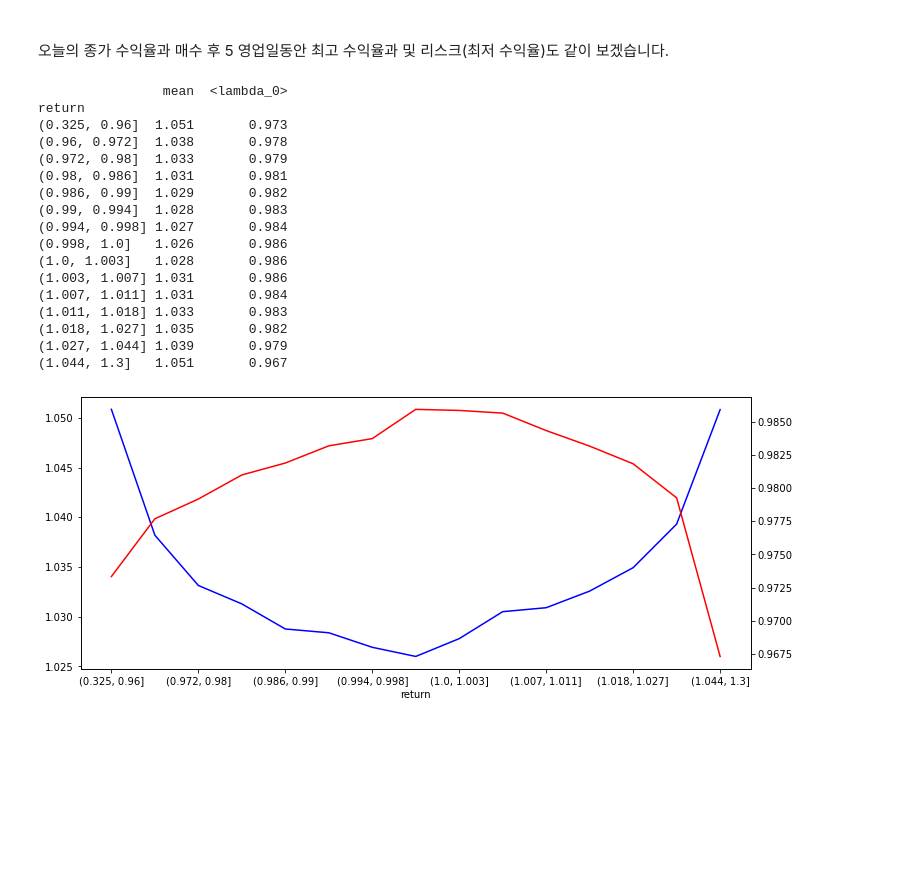
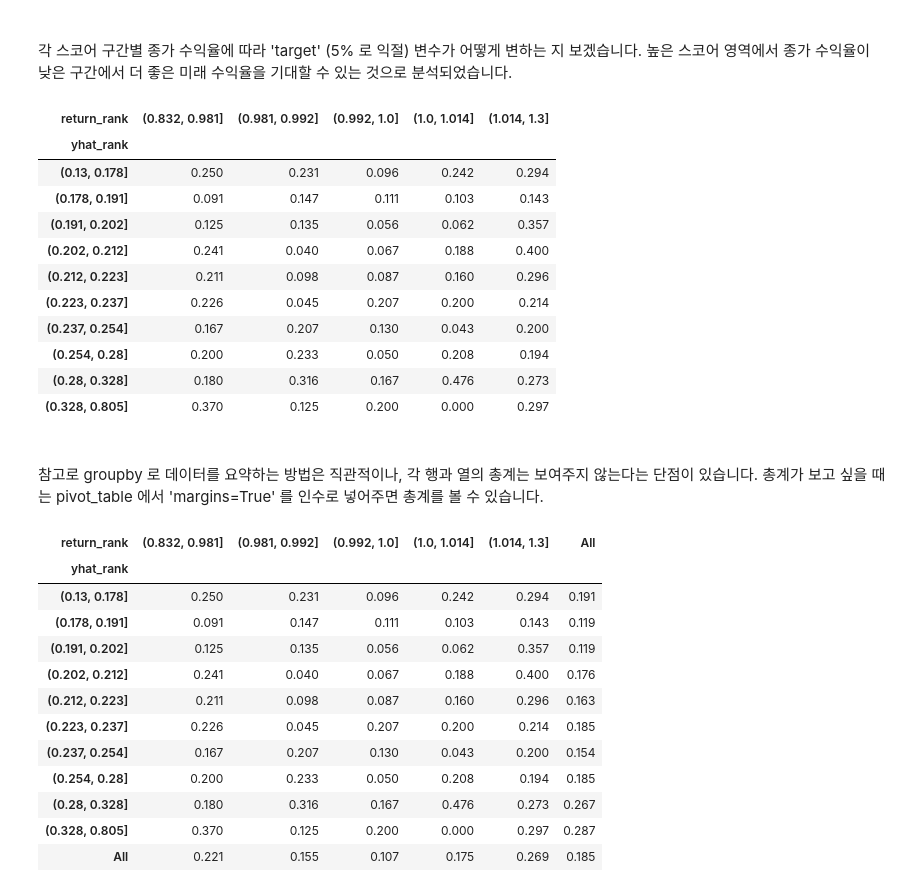
Before and after one commit to occam-KHS/Hanbit-Media, a Jupyter notebook: 4.6.2 Stock Filtering.ipynb, the cells around one changed output. Cells and saved outputs as stored; diff of their text form; code cells hidden in the pictures; blank space fills up the shorter version.

```diff
--- a/4.6.2 Stock Filtering.ipynb
+++ b/4.6.2 Stock Filtering.ipynb
@@ -12,30 +25,37 @@ pd.options.display.float_format = '{:,.3f}'.format
 # %% [markdown]
-<br> 오늘의 종가 수익율과 매수 후 5 영업일동안 최고 수익율과 및 리스크(최저 수익율)도 같이 보겠습니다.
+<br> 각 스코어 구간별 종가 수익율에 따라 'target' (5% 로 익절) 변수가 어떻게 변하는 지 보겠습니다. 높은 스코어 영역에서 종가 수익율이 낮은 구간에서 더 좋은 미래 수익율을 기대할 수 있는 것으로 분석되었습니다.
 # %%
-rank  = pd.qcut(data_all_1['return'], q=15)
-
-print(data_all_1.groupby(rank)['max_close'].agg(['mean', lambda x: x.quantile(0.1)]))
-
-plt.figure(figsize=(12,5))
-ax = data_all_1.groupby(rank)['max_close'].mean().plot(color='blue')
-ax2 = ax.twinx()
-ax2 = data_all_1.groupby(rank)['max_close'].quantile(0.1).plot(color='red')
+X_outcome['yhat_rank'] = pd.qcut(X_outcome['yhat'], q=10)
+X_outcome['return_rank']  = pd.qcut(X_outcome['return'], q=5)
+X_outcome.groupby(['yhat_rank','return_rank'])['target'].mean().unstack()
 # %% [output]
-                mean  <lambda_0>
-return
-(0.325, 0.96]  1.051       0.973
-(0.96, 0.972]  1.038       0.978
-(0.972, 0.98]  1.033       0.979
-(0.98, 0.986]  1.031       0.981
-(0.986, 0.99]  1.029       0.982
-(0.99, 0.994]  1.028       0.983
-(0.994, 0.998] 1.027       0.984
-(0.998, 1.0]   1.026       0.986
-(1.0, 1.003]   1.028       0.986
-(1.003, 1.007] 1.031       0.986
-(1.007, 1.011] 1.031       0.984
-(1.011, 1.018] 1.033       0.983
-(1.018, 1.027] 1.035       0.982
-(1.027, 1.044] 1.039       0.979
-(1.044, 1.3]   1.051       0.967
-[figure, removed]
+| return_rank | (0.832, 0.981] | (0.981, 0.992] | (0.992, 1.0] | (1.0, 1.014] | (1.014, 1.3] |
+| yhat_rank |  |  |  |  |  |
+| (0.13, 0.178] | 0.250 | 0.231 | 0.096 | 0.242 | 0.294 |
+| (0.178, 0.191] | 0.091 | 0.147 | 0.111 | 0.103 | 0.143 |
+| (0.191, 0.202] | 0.125 | 0.135 | 0.056 | 0.062 | 0.357 |
+| (0.202, 0.212] | 0.241 | 0.040 | 0.067 | 0.188 | 0.400 |
+| (0.212, 0.223] | 0.211 | 0.098 | 0.087 | 0.160 | 0.296 |
+| (0.223, 0.237] | 0.226 | 0.045 | 0.207 | 0.200 | 0.214 |
+| (0.237, 0.254] | 0.167 | 0.207 | 0.130 | 0.043 | 0.200 |
+| (0.254, 0.28] | 0.200 | 0.233 | 0.050 | 0.208 | 0.194 |
+| (0.28, 0.328] | 0.180 | 0.316 | 0.167 | 0.476 | 0.273 |
+| (0.328, 0.805] | 0.370 | 0.125 | 0.200 | 0.000 | 0.297 |
+# %% [markdown]
+<br> 참고로 groupby 로 데이터를 요약하는 방법은 직관적이나, 각 행과 열의 총계는 보여주지 않는다는 단점이 있습니다. 총계가 보고 싶을 때는 pivot_table 에서 'margins=True' 를 인수로 넣어주면 총계를 볼 수 있습니다.
+# %%
+pd.pivot_table(data = X_outcome, index = 'yhat_rank', columns = 'return_rank', values = 'target', aggfunc='mean', margins=True)
+# %% [output]
+| return_rank | (0.832, 0.981] | (0.981, 0.992] | (0.992, 1.0] | (1.0, 1.014] | (1.014, 1.3] | All |
+| yhat_rank |  |  |  |  |  |  |
+| (0.13, 0.178] | 0.250 | 0.231 | 0.096 | 0.242 | 0.294 | 0.191 |
+| (0.178, 0.191] | 0.091 | 0.147 | 0.111 | 0.103 | 0.143 | 0.119 |
+| (0.191, 0.202] | 0.125 | 0.135 | 0.056 | 0.062 | 0.357 | 0.119 |
+| (0.202, 0.212] | 0.241 | 0.040 | 0.067 | 0.188 | 0.400 | 0.176 |
+| (0.212, 0.223] | 0.211 | 0.098 | 0.087 | 0.160 | 0.296 | 0.163 |
+| (0.223, 0.237] | 0.226 | 0.045 | 0.207 | 0.200 | 0.214 | 0.185 |
+| (0.237, 0.254] | 0.167 | 0.207 | 0.130 | 0.043 | 0.200 | 0.154 |
+| (0.254, 0.28] | 0.200 | 0.233 | 0.050 | 0.208 | 0.194 | 0.185 |
+| (0.28, 0.328] | 0.180 | 0.316 | 0.167 | 0.476 | 0.273 | 0.267 |
+| (0.328, 0.805] | 0.370 | 0.125 | 0.200 | 0.000 | 0.297 | 0.287 |
+| All | 0.221 | 0.155 | 0.107 | 0.175 | 0.269 | 0.185 |
```
Also changed, not shown: parts of 6 cells of this notebook, 4 other files.
